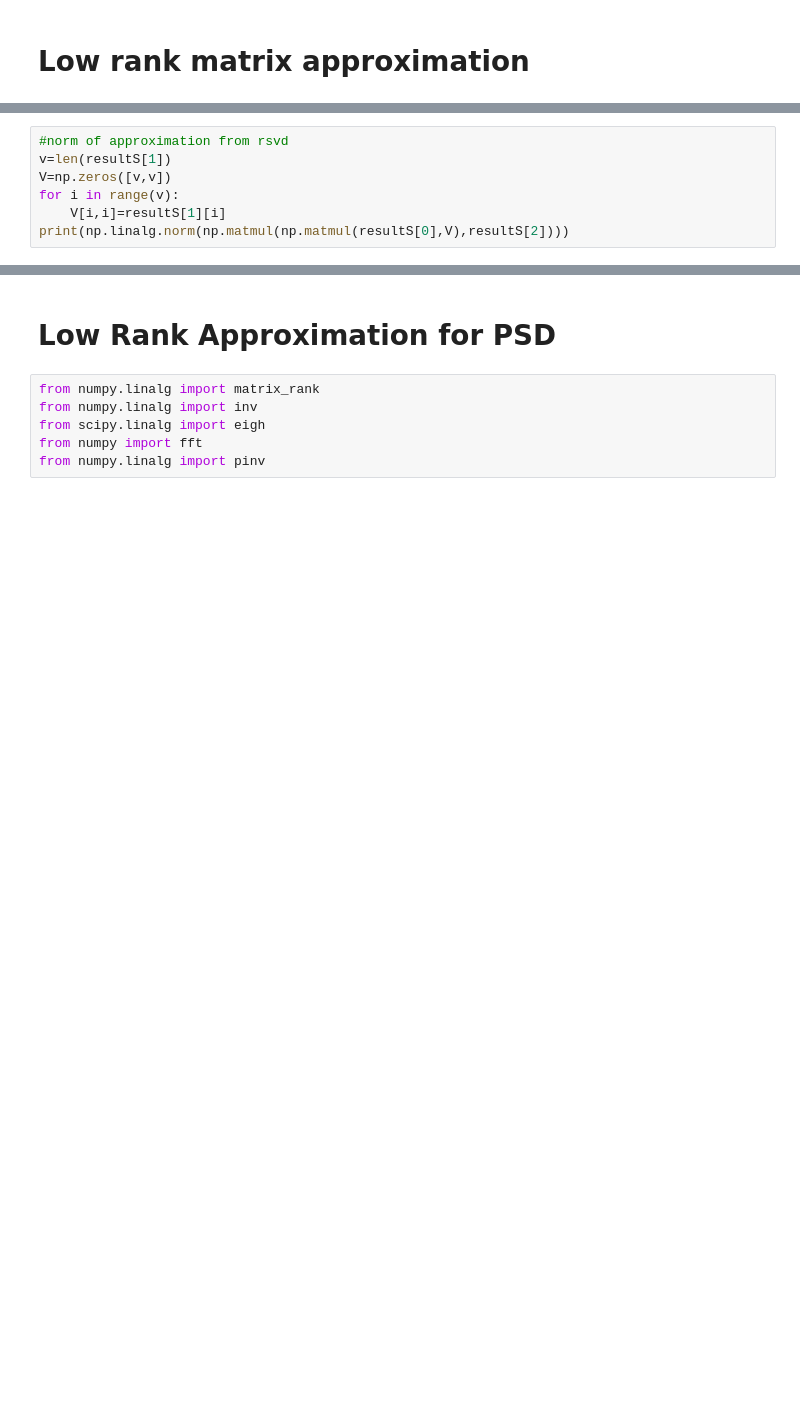
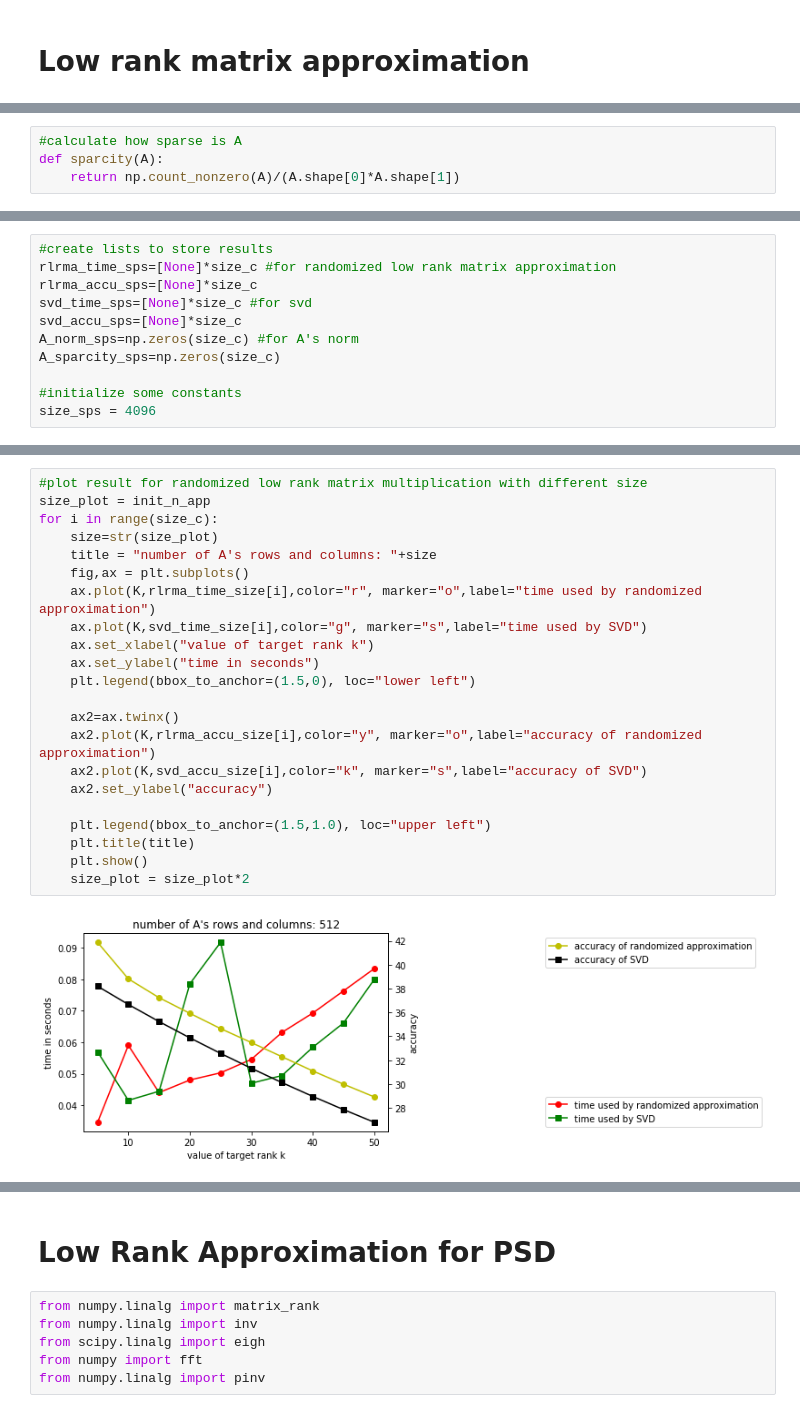
Before and after one commit to HaoyangLi0507/Randomized-Numerical-Linear-Algebra, a Jupyter notebook: randnla.ipynb, the cells around one changed output, grey strips where cells are left out. Cells and saved outputs as stored; diff of their text form; blank space fills up the shorter version.

```diff
--- a/randnla.ipynb
+++ b/randnla.ipynb
@@ -246,7 +263,0 @@ print(np.linalg.norm(np.matmul(np.matmul(resultSRU,V),resultSRVT)))
-# %%
-#norm of approximation from rsvd
-v=len(resultS[1])
-V=np.zeros([v,v])
-for i in range(v):
-    V[i,i]=resultS[1][i]
-print(np.linalg.norm(np.matmul(np.matmul(resultS[0],V),resultS[2])))
@@ -387,0 +264,4 @@ d*math.log(d)*math.log(n)+d*math.log(n)/epslon
+# %%
+#calculate how sparse is A
+def sparcity(A):
+    return np.count_nonzero(A)/(A.shape[0]*A.shape[1])
@@ -387,0 +283,11 @@ d*math.log(d)*math.log(n)+d*math.log(n)/epslon
+# %%
+#create lists to store results
+rlrma_time_sps=[None]*size_c #for randomized low rank matrix approximation
+rlrma_accu_sps=[None]*size_c
+svd_time_sps=[None]*size_c #for svd
+svd_accu_sps=[None]*size_c
+A_norm_sps=np.zeros(size_c) #for A's norm
+A_sparcity_sps=np.zeros(size_c)
+
+#initialize some constants
+size_sps = 4096
@@ -387,0 +403,24 @@ d*math.log(d)*math.log(n)+d*math.log(n)/epslon
+# %%
+#plot result for randomized low rank matrix multiplication with different size
+size_plot = init_n_app
+for i in range(size_c):
+    size=str(size_plot)
+    title = "number of A's rows and columns: "+size
+    fig,ax = plt.subplots()
+    ax.plot(K,rlrma_time_size[i],color="r", marker="o",label="time used by randomized approximation")
+    ax.plot(K,svd_time_size[i],color="g", marker="s",label="time used by SVD")
+    ax.set_xlabel("value of target rank k")
+    ax.set_ylabel("time in seconds")
+    plt.legend(bbox_to_anchor=(1.5,0), loc="lower left")
+
+    ax2=ax.twinx()
+    ax2.plot(K,rlrma_accu_size[i],color="y", marker="o",label="accuracy of randomized approximation")
+    ax2.plot(K,svd_accu_size[i],color="k", marker="s",label="accuracy of SVD")
+    ax2.set_ylabel("accuracy")
+
+    plt.legend(bbox_to_anchor=(1.5,1.0), loc="upper left")
+    plt.title(title)
+    plt.show()
+    size_plot = size_plot*2
+# %% [output]
+[figure, added]
```
Also changed, not shown: parts of 87 cells of this notebook.
